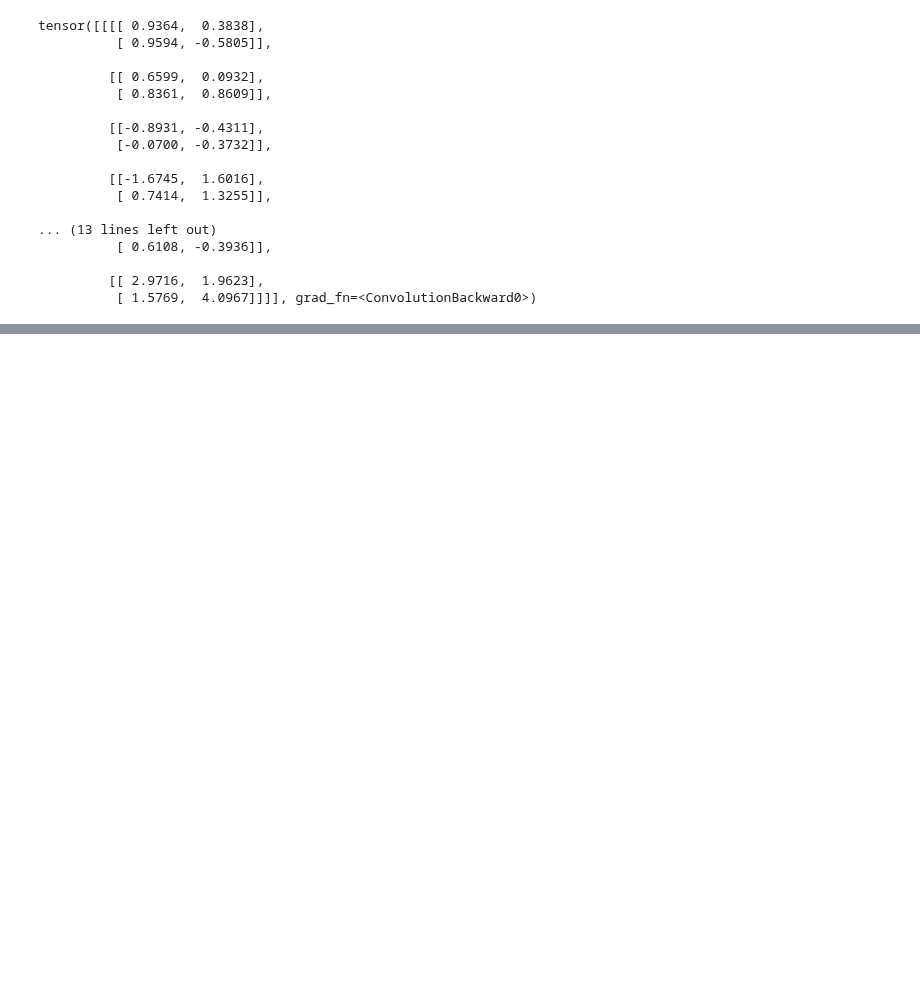
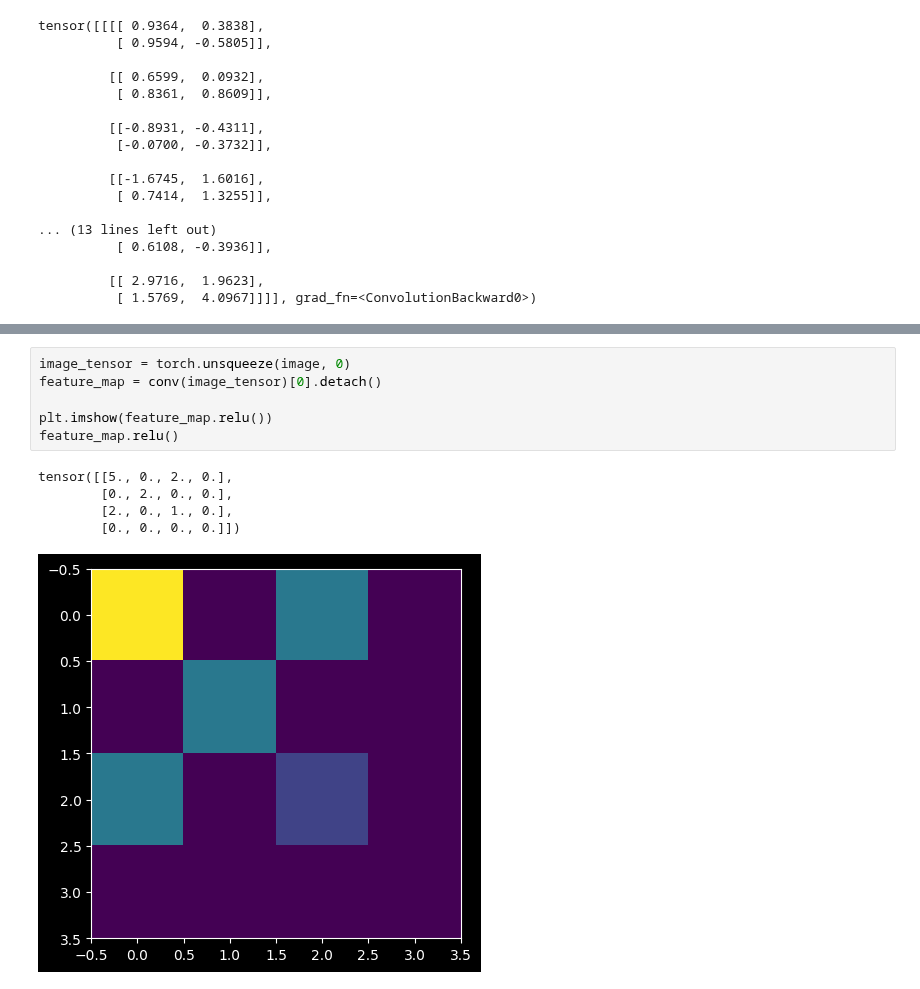
Before and after one commit to RohitMugalya/Learner-s-Garden, a Jupyter notebook: practice notebooks/conv_max_pooling.ipynb, the cells around one changed output, grey strips where cells are left out. Cells and saved outputs as stored; diff of their text form; blank space fills up the shorter version.

```diff
--- a/practice notebooks/conv_max_pooling.ipynb
+++ b/practice notebooks/conv_max_pooling.ipynb
@@ -116,0 +158,12 @@ tensor([[[[ 0.9364,  0.3838],
+# %%
+image_tensor = torch.unsqueeze(image, 0)
+feature_map = conv(image_tensor)[0].detach()
+
+plt.imshow(feature_map.relu())
+feature_map.relu()
+# %% [output]
+tensor([[5., 0., 2., 0.],
+        [0., 2., 0., 0.],
+        [2., 0., 1., 0.],
+        [0., 0., 0., 0.]])
+[figure, added]
```
Also changed, not shown: parts of 10 cells of this notebook.
